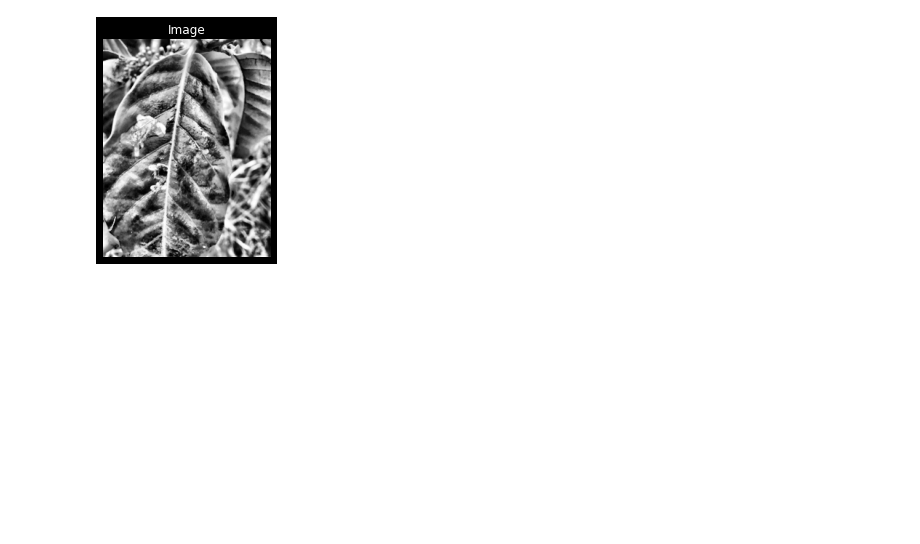
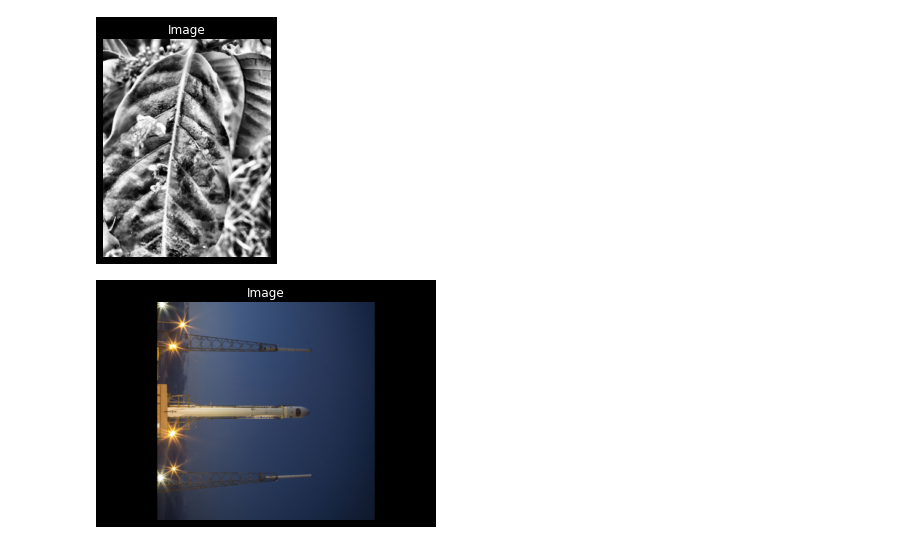
Before and after one commit to renan-lemes/python_labs, a Jupyter notebook: ProcessingImage/img.ipynb, the cells around one changed output. Saved outputs shown, nothing was run; the diff lists cells and outputs as text; code cells hidden in the pictures; blank space fills up the shorter version.

```diff
--- a/ProcessingImage/img.ipynb
+++ b/ProcessingImage/img.ipynb
@@ -207,0 +211,5 @@ show_image(img_peste_cafe_gray_hist_adap)
+# %%
+rocket_image_rotate = rotate(rocket_image, -90)
+show_image(rocket_image_rotate)
+# %% [output]
+[figure, added]
```
Also changed, not shown: parts of 3 cells of this notebook.
